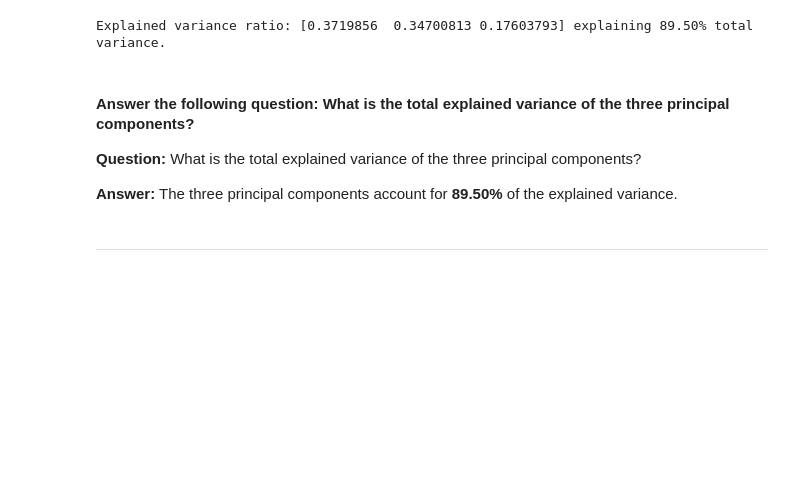
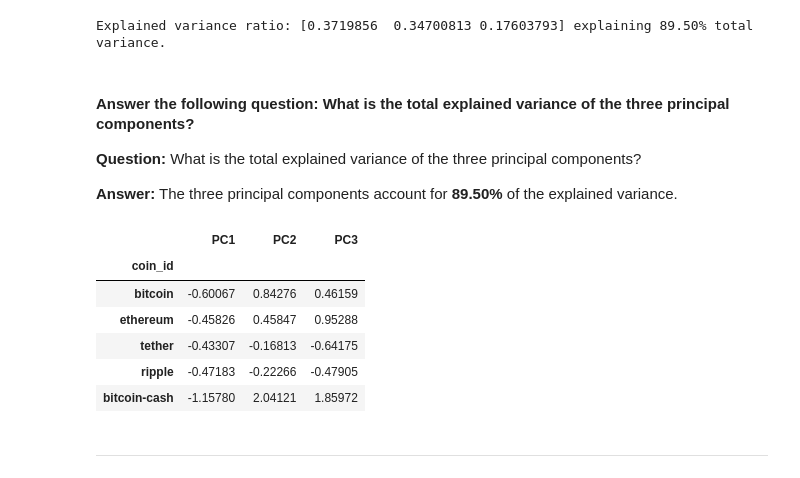
Before and after one commit to oneor11/fintech-cryptocurrency-kmeans-clustering, a Jupyter notebook: crypto_investments.ipynb, the cells around one changed output. Cells and saved outputs as stored; diff of their text form; code cells hidden in the pictures; blank space fills up the shorter version.

```diff
--- a/crypto_investments.ipynb
+++ b/crypto_investments.ipynb
@@ -370,17 +370,25 @@ Explained variance ratio: [0.3719856  0.34700813 0.17603793] explaining 89.50% t
 # %%
 # Create a new DataFrame with the PCA data.
 
 # Creating a DataFrame with the PCA data
-df_market_data_scaled_pca = pd.DataFrame(market_data_scaled_pca, columns=['PC1','PC2','PC3'])
+df_market_data_scaled_pca = pd.DataFrame(market_data_scaled_pca, columns = ['PC1','PC2','PC3'])
 
 # Copy the crypto names from the original data
 df_market_data_scaled_pca['coin_id'] = df_market_data_scaled.index
 
 # Set the coinid column as index
-df_market_data_scaled_pca.set_index('coin_id')
+df_market_data_scaled_pca.set_index('coin_id', inplace = True)
 
 # Display sample data
-df_market_data_
+df_market_data_scaled_pca.head()
+# %% [output]
+|  | PC1 | PC2 | PC3 |
+| coin_id |  |  |  |
+| bitcoin | -0.60067 | 0.84276 | 0.46159 |
+| ethereum | -0.45826 | 0.45847 | 0.95288 |
+| tether | -0.43307 | -0.16813 | -0.64175 |
+| ripple | -0.47183 | -0.22266 | -0.47905 |
+| bitcoin-cash | -1.15780 | 2.04121 | 1.85972 |
 # %% [markdown]
 ---
 # %% [markdown]
```
Also changed, not shown: parts of 6 cells of this notebook.
